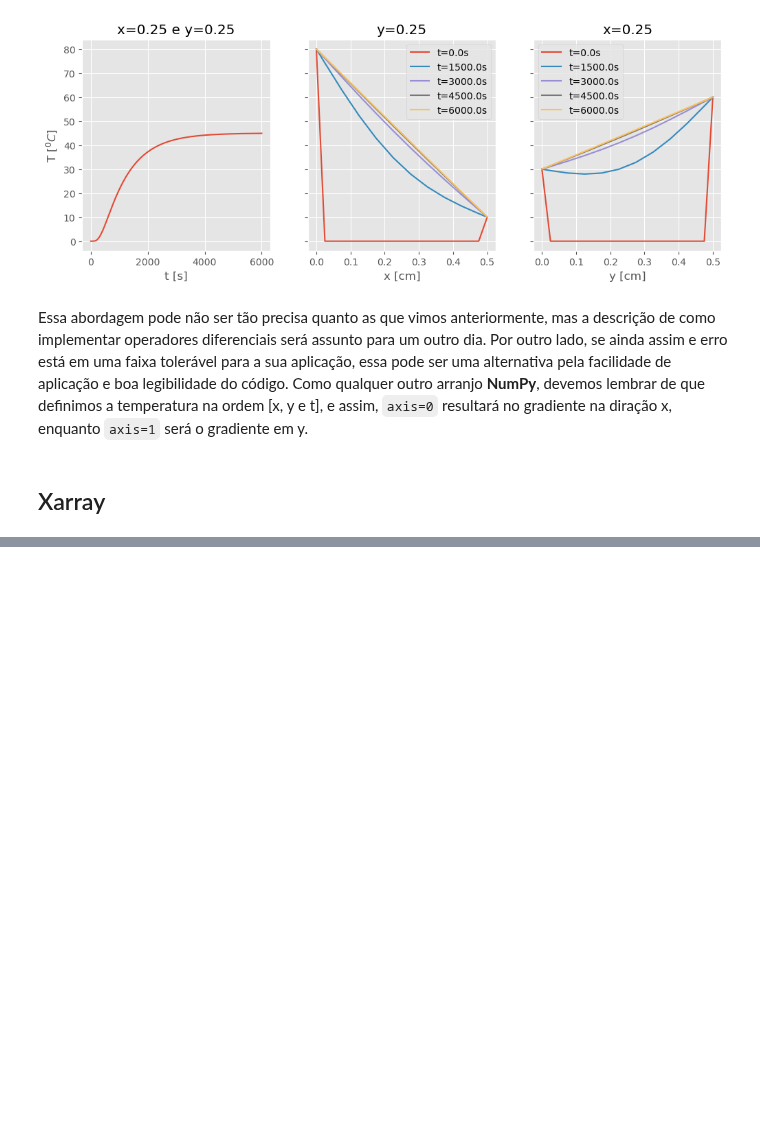
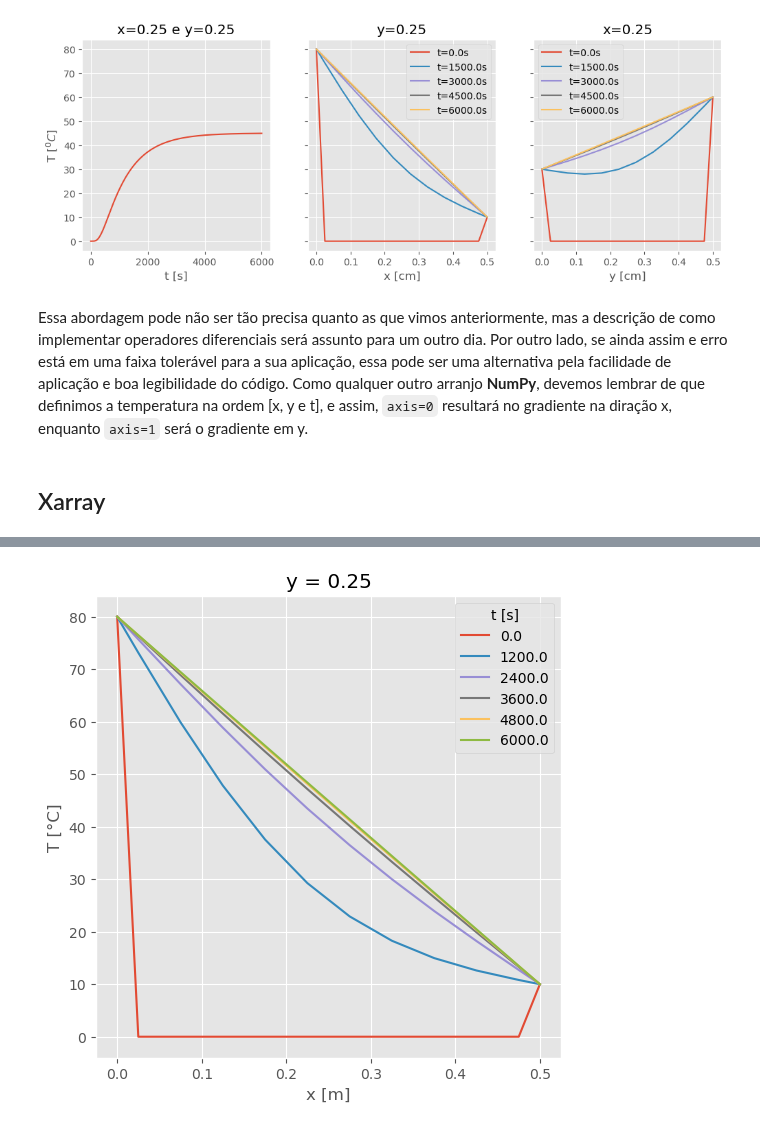
Before and after one commit to fschuch/aprenda.py, a Jupyter notebook: _notebooks/2020-06-05-conducao-de-calor-transiente-bidimensional.ipynb, the cells around one changed output, grey strips where cells are left out. Saved outputs shown, nothing was run; the diff lists cells and outputs as text; code cells hidden in the pictures; blank space fills up the shorter version.

```diff
--- a/_notebooks/2020-06-05-conducao-de-calor-transiente-bidimensional.ipynb
+++ b/_notebooks/2020-06-05-conducao-de-calor-transiente-bidimensional.ipynb
@@ -393,5 +327,0 @@ data.Q.attrs['name'] = 'Energa Transferida'
-# %%
-data['Balanço'] = data.Ea - data.Q
-
-data['Balanço'].attrs['units'] = 'MJ/m'
-data['Balanço'].attrs['name'] = 'Balanço de Energia'
@@ -404,0 +330,5 @@ plt.legend();
+# %%
+data['alpha'] = 1.407e-5
+
+data.alpha.attrs['units'] = r'm$^2$/s'
+data.alpha.attrs['name'] = 'Difusividade térmica'
@@ -419,0 +351,9 @@ Data variables:
+# %%
+# Condição Inicial
+data.T[dict(t=0)] = T0
+
+# Condições de Contorno
+data.T[dict(t=0,x=0)] = (Td - Ta) / (data.y[-1] - data.y[0]) * data.y + Ta
+data.T[dict(t=0,x=-1)] = (Tb - Tc) / (data.y[-1] - data.y[0]) * data.y + Tc
+data.T[dict(t=0,y=0)] = (Tc - Ta) / (data.x[-1] - data.x[0]) * data.x + Ta
+data.T[dict(t=0,y=-1)] = (Tb - Td) / (data.x[-1] - data.x[0]) * data.x + Td
@@ -419,0 +362,13 @@ Data variables:
+# %%
+for n in range(data.t.size - 1):
+  dt = data.t[n+1] - data.t[n]
+  # Equação Governate
+  data.T[dict(t=n+1)] = data.T[dict(t=n)] + dt * data.alpha * (
+      data.T[dict(t=n)].differentiate('x').differentiate('x') +
+      data.T[dict(t=n)].differentiate('y').differentiate('y')
+  )
+  # Condições de Contorno
+  data.T[dict(t=n+1,x=0)] = data.T[dict(t=0,x=0)]
+  data.T[dict(t=n+1,x=-1)] = data.T[dict(t=0,x=-1)]
+  data.T[dict(t=n+1,y=0)] = data.T[dict(t=0,y=0)]
+  data.T[dict(t=n+1,y=-1)] = data.T[dict(t=0,y=-1)]
@@ -419,0 +382,5 @@ Data variables:
+# %%
+# Variação com x e t para y fixo
+data.T.isel(t=slice(None,None,120), y=data.y.size//2).plot.line(x='x');
+# %% [output]
+[figure, added]
```
Also changed, not shown: parts of 36 cells of this notebook, 2 other files.
